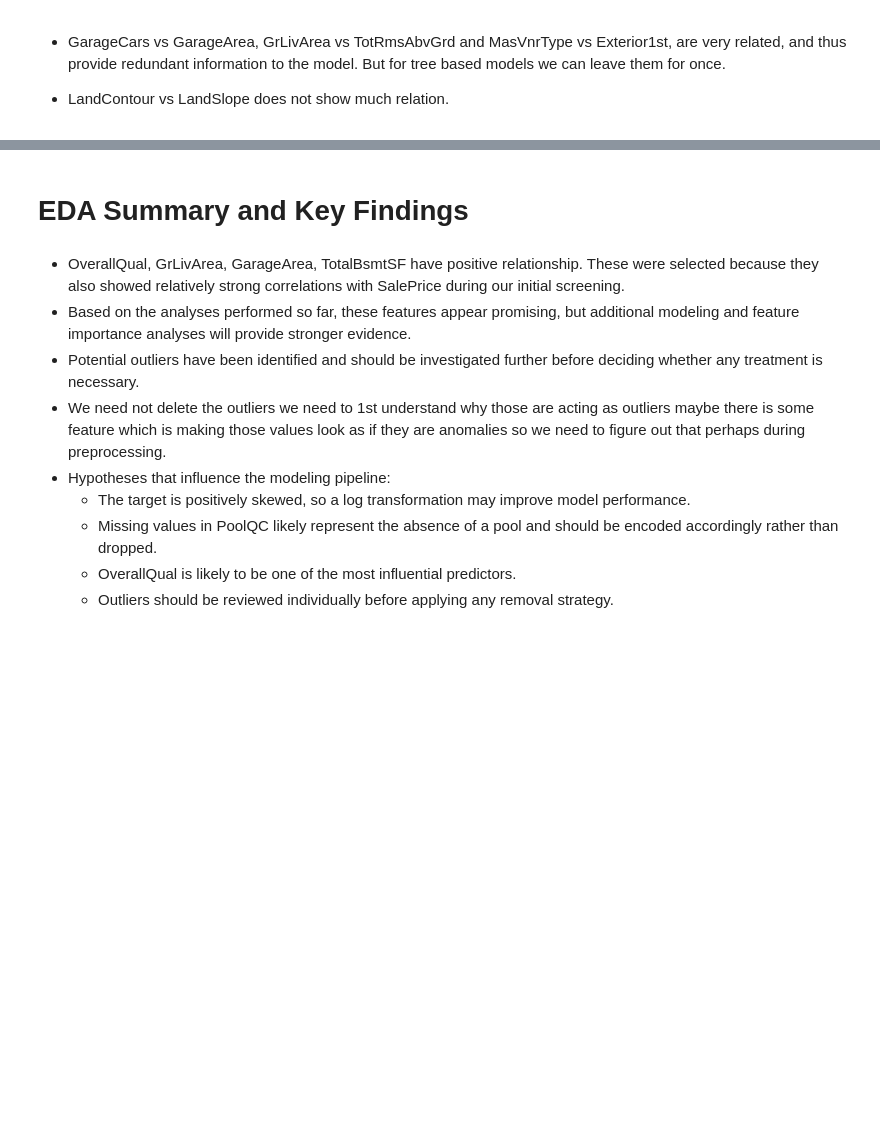
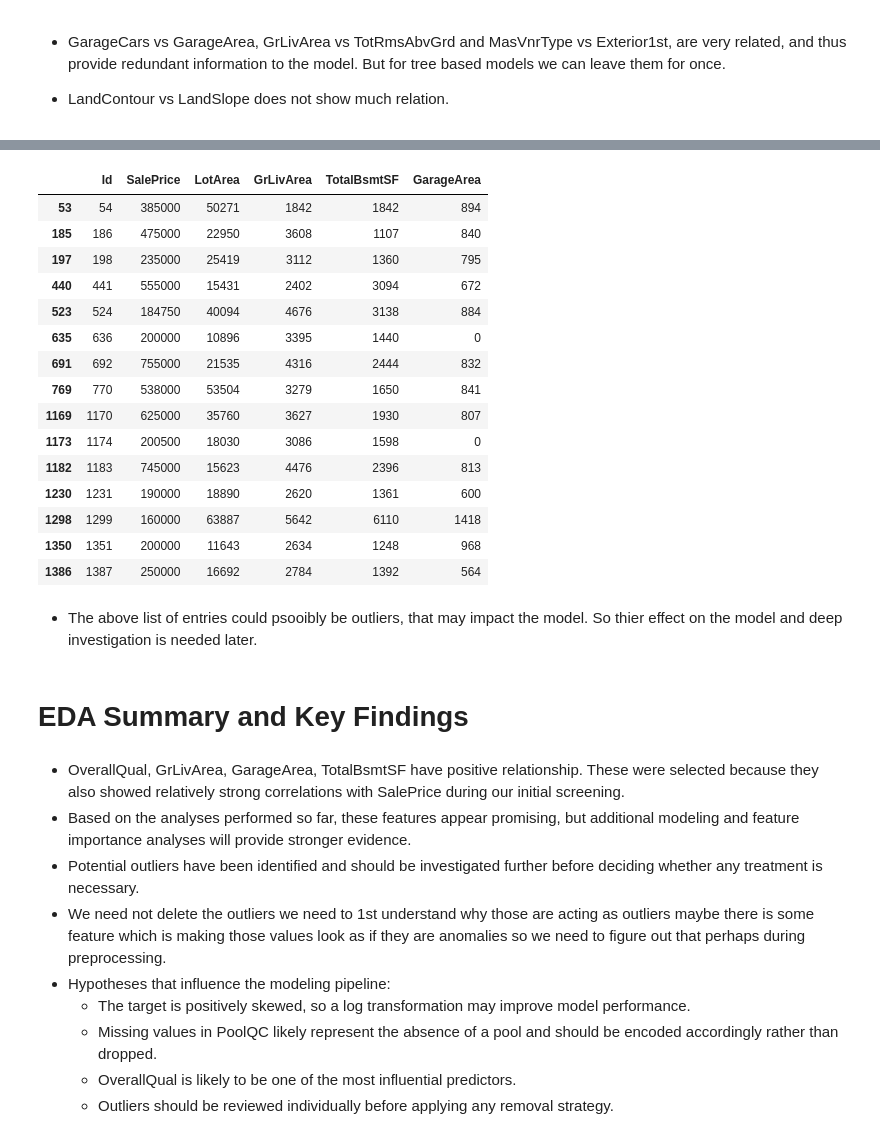
Before and after one commit to shivdt/house-price-prediction, a Jupyter notebook: notebooks/02_deep_eda_and_statistics.ipynb, the cells around one changed output, grey strips where cells are left out. Drawn from its saved outputs; the diff is of its cells as text; code cells hidden in the pictures; blank space fills up the shorter version.

Commit message:
Finalize Notebook 2: 02_deep_eda_and_statistics.ipynb

```diff
--- a/notebooks/02_deep_eda_and_statistics.ipynb
+++ b/notebooks/02_deep_eda_and_statistics.ipynb
@@ -1662,3 +1895,37 @@ plt.show()
+# %%
+# Ai generated code for multivariate outlier detection using Isolation Forest
+from sklearn.ensemble import IsolationForest
+
+# Select only numerical features for the algorithm
+numerical_df_2 = train_df.select_dtypes(include=['int64', 'float64'])
+
+# Fit the isolation forest (contamination is the expected % of outliers)
+iso = IsolationForest(contamination=0.01, random_state=42)
+preds = iso.fit_predict(numerical_df_2)
+
+# -1 indicates an outlier, 1 indicates normal data
+outliers_multi = train_df[preds == -1]
+
+outliers_multi[['Id', 'SalePrice', 'LotArea', 'GrLivArea', 'TotalBsmtSF', 'GarageArea']]
+# %% [output]
+|  | Id | SalePrice | LotArea | GrLivArea | TotalBsmtSF | GarageArea |
+| 53 | 54 | 385000 | 50271 | 1842 | 1842 | 894 |
+| 185 | 186 | 475000 | 22950 | 3608 | 1107 | 840 |
+| 197 | 198 | 235000 | 25419 | 3112 | 1360 | 795 |
+| 440 | 441 | 555000 | 15431 | 2402 | 3094 | 672 |
+| 523 | 524 | 184750 | 40094 | 4676 | 3138 | 884 |
+| 635 | 636 | 200000 | 10896 | 3395 | 1440 | 0 |
+| 691 | 692 | 755000 | 21535 | 4316 | 2444 | 832 |
+| 769 | 770 | 538000 | 53504 | 3279 | 1650 | 841 |
+| 1169 | 1170 | 625000 | 35760 | 3627 | 1930 | 807 |
+| 1173 | 1174 | 200500 | 18030 | 3086 | 1598 | 0 |
+| 1182 | 1183 | 745000 | 15623 | 4476 | 2396 | 813 |
+| 1230 | 1231 | 190000 | 18890 | 2620 | 1361 | 600 |
+| 1298 | 1299 | 160000 | 63887 | 5642 | 6110 | 1418 |
+| 1350 | 1351 | 200000 | 11643 | 2634 | 1248 | 968 |
+| 1386 | 1387 | 250000 | 16692 | 2784 | 1392 | 564 |
+# %% [markdown]
+* The above list of entries could psooibly be outliers, that may impact the model. So thier effect on the model and deep investigation is needed later.
 # %% [markdown]
 # **EDA Summary and Key Findings**
 # %% [markdown]
```
Also changed, not shown: parts of 39 cells of this notebook.
